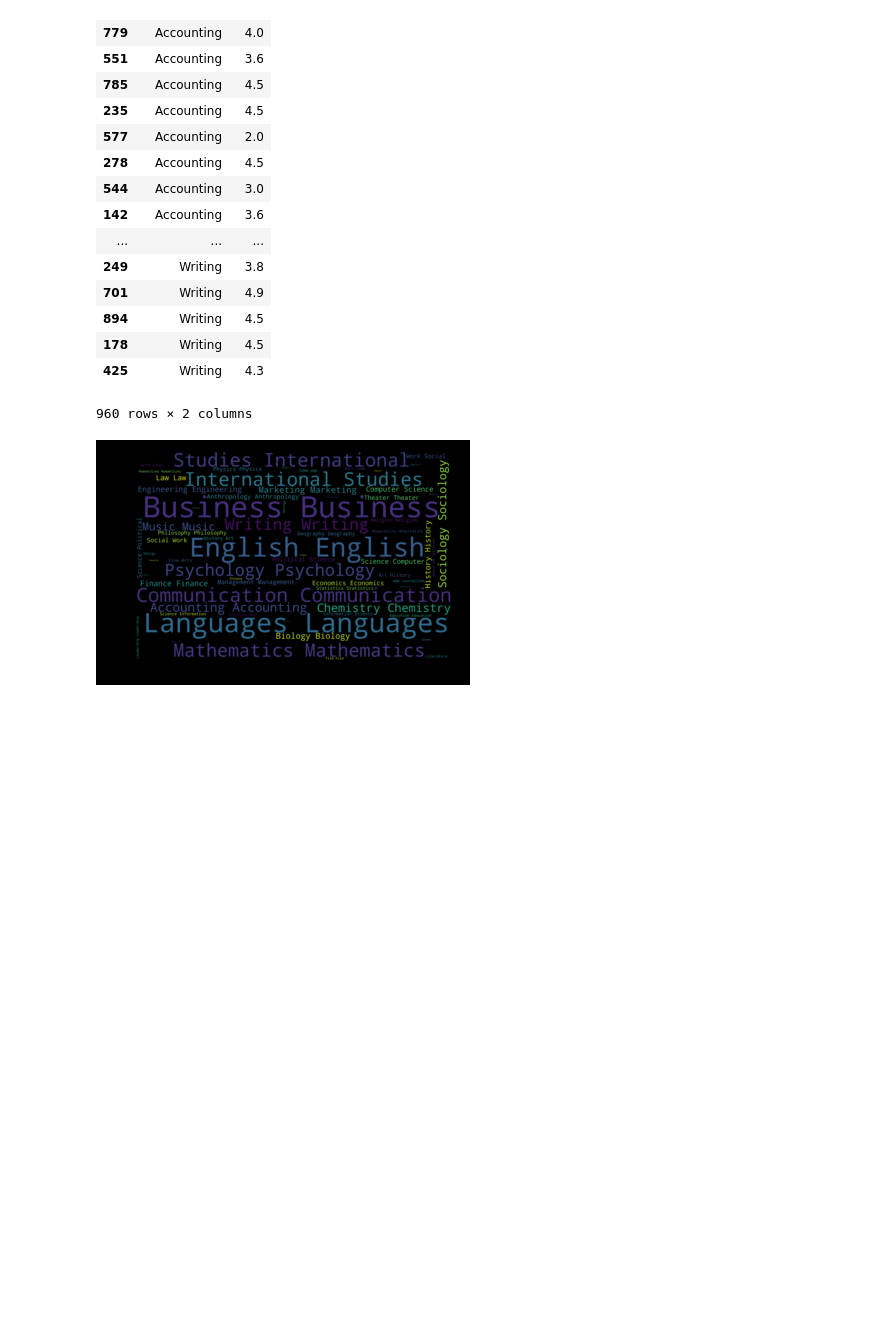
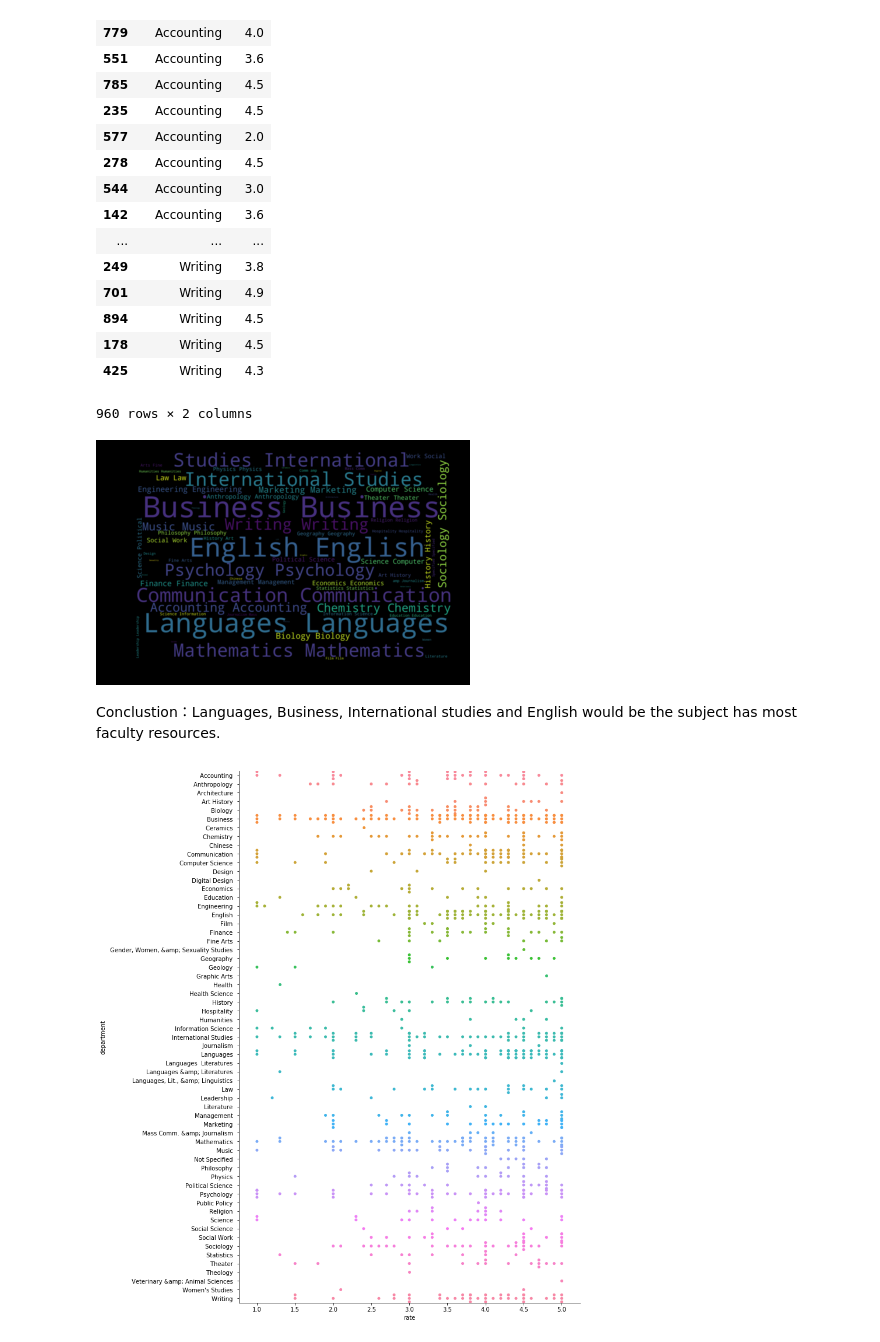
Before and after one commit to jinruiwen/DataScienceTool_Project, a Jupyter notebook: Final_Project.ipynb, the cells around one changed output. Cells and saved outputs as stored; diff of their text form; code cells hidden in the pictures; blank space fills up the shorter version.

```diff
--- a/Final_Project.ipynb
+++ b/Final_Project.ipynb
@@ -424,3 +426,10 @@ plt.tight_layout(pad=0)
 plt.show()
 # %% [output]
 [figure]
+# %% [markdown]
+Conclustion：Languages, Business, International studies and English would be the subject has most faculty resources.
+# %%
+g = sns.catplot(x="rate", y="department", kind="swarm", data=proff)
+g.fig.set_size_inches(30,15)
+# %% [output]
+[figure, added]
```
Also changed, not shown: parts of 3 cells of this notebook.
